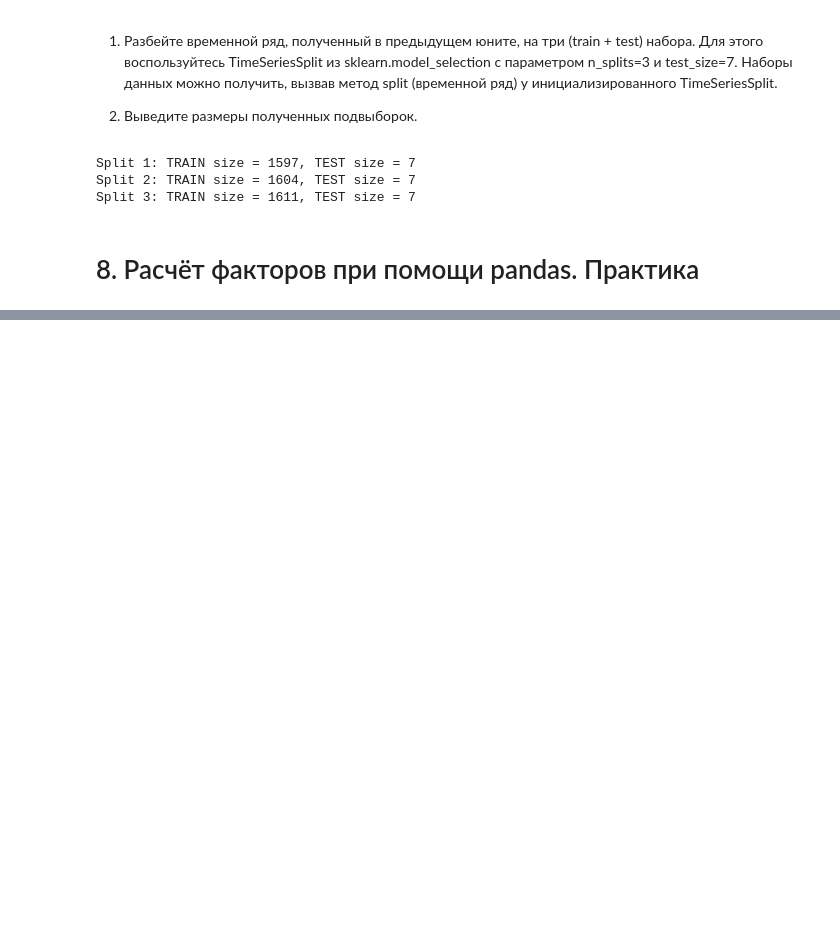
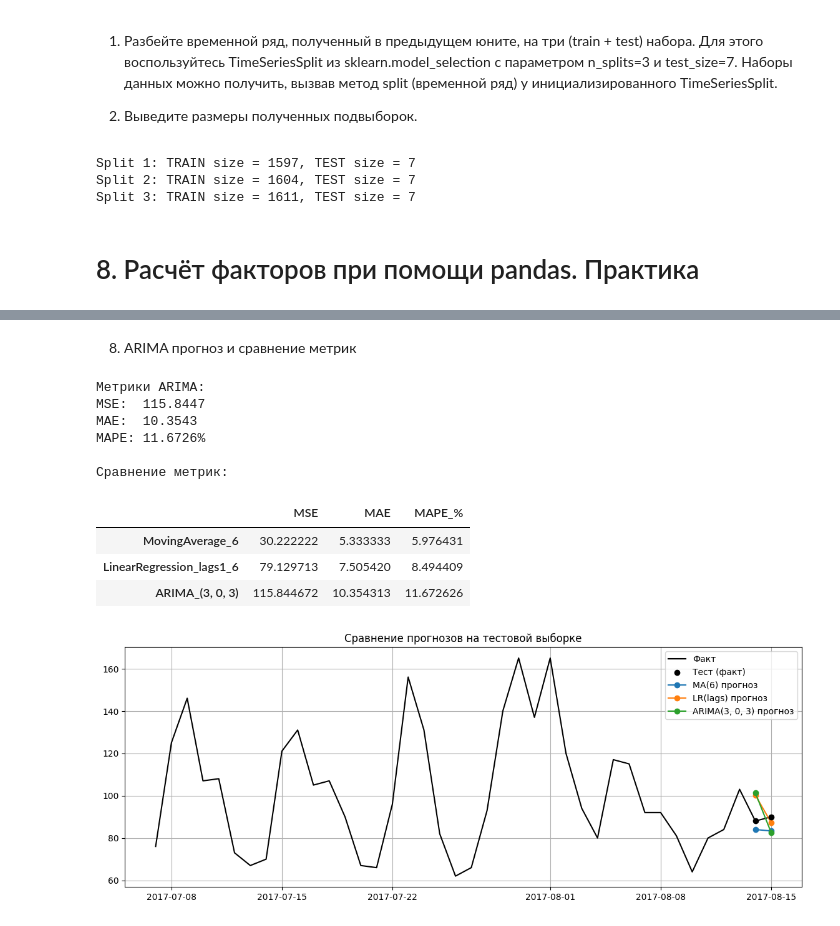
Before and after one commit to tgorbunov/sf_data_science, a Jupyter notebook: Skillfactory_ML/Additional Chapters on Python for Data Analysis/PDA2_Проект модуля HW-03_TGorbunov.ipynb, the cells around one changed output, grey strips where cells are left out. Cells and saved outputs as stored; diff of their text form; code cells hidden in the pictures; blank space fills up the shorter version.

```diff
--- a/Skillfactory_ML/Additional Chapters on Python for Data Analysis/PDA2_Проект модуля HW-03_TGorbunov.ipynb
+++ b/Skillfactory_ML/Additional Chapters on Python for Data Analysis/PDA2_Проект модуля HW-03_TGorbunov.ipynb
@@ -230,0 +461,5 @@ Split 3: TRAIN size = 1611, TEST size = 7
+# %%
+# Лаги 1..6
+lag_df = pd.DataFrame({'y': ts})
+for lag in range(1, 7):
+    lag_df[f'lag_{lag}'] = lag_df['y'].shift(lag)
@@ -230,0 +468,9 @@ Split 3: TRAIN size = 1611, TEST size = 7
+# %%
+# 5 Тест: последние 2 дня
+test_size = 2
+train_ts = ts.iloc[:-test_size].copy()
+test_ts = ts.iloc[-test_size:].copy()
+
+print('\nTrain size:', len(train_ts), '| Test size:', len(test_ts))
+print('Test index:')
+print(test_ts.index)
@@ -230,0 +541,54 @@ Split 3: TRAIN size = 1611, TEST size = 7
+# %% [markdown]
+8. ARIMA прогноз и сравнение метрик
+# %%
+# ARIMA прогноз и сравнение метрик
+arima_model = ARIMA(train_ts, order=best_order)
+arima_fit = arima_model.fit()
+arima_pred = arima_fit.forecast(steps=test_size)
+arima_pred.index = test_ts.index
+
+arima_mse = mean_squared_error(test_ts, arima_pred)
+arima_mae = mean_absolute_error(test_ts, arima_pred)
+arima_mape = mape(test_ts, arima_pred)
+
+print('\nМетрики ARIMA:')
+print(f'MSE:  {arima_mse:.4f}')
+print(f'MAE:  {arima_mae:.4f}')
+print(f'MAPE: {arima_mape:.4f}%')
+
+# Таблица сравнения
+metrics_cmp = pd.DataFrame(
+    {
+        'MSE': [ma_mse, lr_mse, arima_mse],
+        'MAE': [ma_mae, lr_mae, arima_mae],
+        'MAPE_%': [ma_mape, lr_mape, arima_mape],
+    },
+    index=['MovingAverage_6', 'LinearRegression_lags1_6', f'ARIMA_{best_order}']
+)
+
+print('\nСравнение метрик:')
+display(metrics_cmp)
+
+# График: факт и прогнозы на тесте
+plt.figure(figsize=(14, 5))
+plt.plot(ts.index[-40:], ts.values[-40:], label='Факт', color='black')
+plt.scatter(test_ts.index, test_ts.values, label='Тест (факт)', color='black', zorder=5)
+plt.plot(test_ts.index, ma_pred_test.values, label='MA(6) прогноз', marker='o')
+plt.plot(test_ts.index, lr_pred, label='LR(lags) прогноз', marker='o')
+plt.plot(test_ts.index, arima_pred.values, label=f'ARIMA{best_order} прогноз', marker='o')
+plt.title('Сравнение прогнозов на тестовой выборке')
+plt.legend()
+plt.grid(True)
+plt.show()
+# %% [output]
+Метрики ARIMA:
+MSE:  115.8447
+MAE:  10.3543
+MAPE: 11.6726%
+
+Сравнение метрик:
+|  | MSE | MAE | MAPE_% |
+| MovingAverage_6 | 30.222222 | 5.333333 | 5.976431 |
+| LinearRegression_lags1_6 | 79.129713 | 7.505420 | 8.494409 |
+| ARIMA_(3, 0, 3) | 115.844672 | 10.354313 | 11.672626 |
+[figure, added]
```
Also changed, not shown: parts of 23 cells of this notebook, 1 other file.
